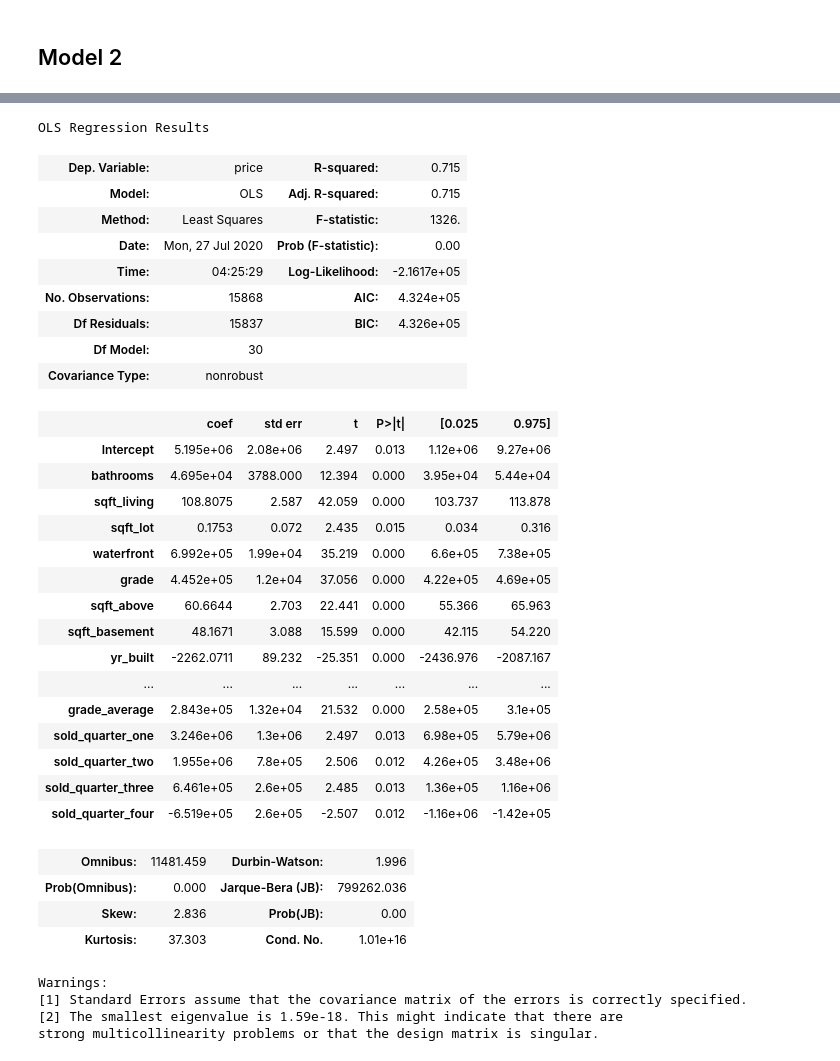
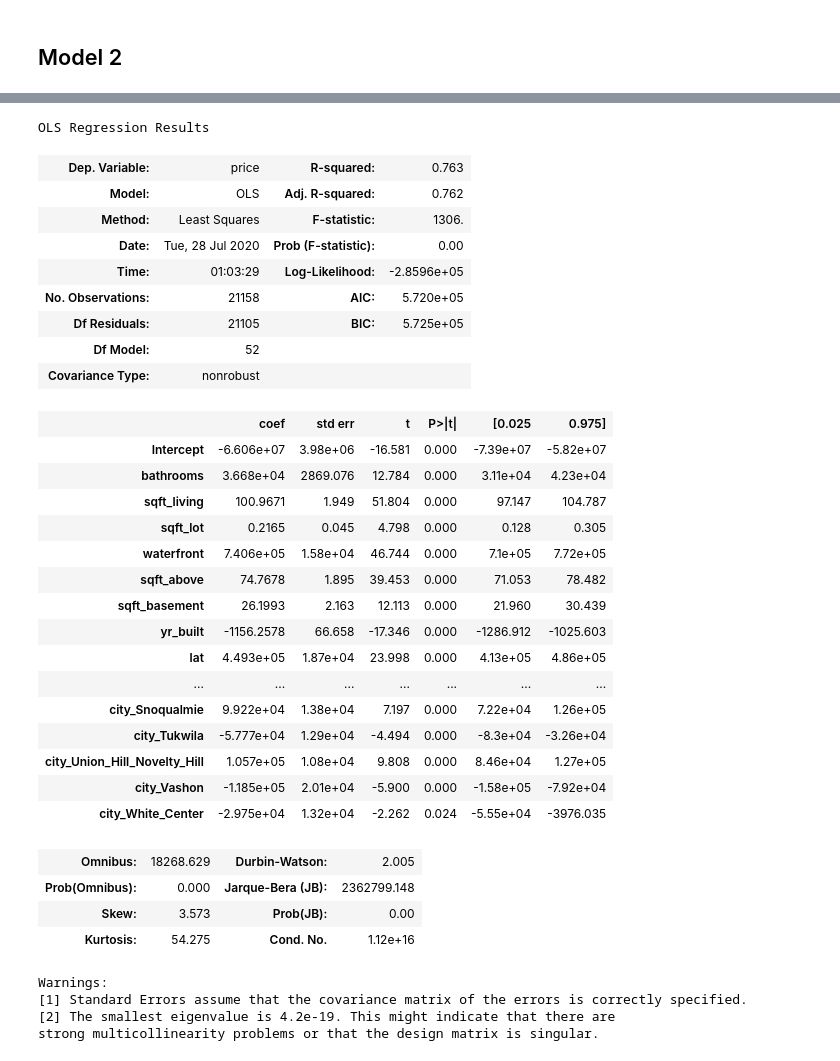
Before and after one commit to msf894/dsc-mod-2-project-v2-1-onl01-dtsc-ft-052620, a Jupyter notebook: student.ipynb, the cells around one changed output, grey strips where cells are left out. Saved outputs shown, nothing was run; the diff lists cells and outputs as text; code cells hidden in the pictures.

```diff
--- a/student.ipynb
+++ b/student.ipynb
@@ -1014,0 +1112,5 @@ df_dv2['zipcode'].nunique()
+# %%
+cleaned_with_dummies = floor_df.rename(columns={
+       'floors_(0.0, 1.9]':'floors_1', 'floors_(1.9, 2.9]':'floors_2'})
+cleaned_with_dummies.drop(['floors_(2.9, 3.9]'], axis=1, inplace = True)
+cleaned_with_dummies.info()
@@ -1396 +1544,5 @@ Index(['id', 'price', 'bathrooms', 'sqft_living', 'sqft_lot', 'waterfront',
       dtype='object')
+# %%
+cleaned_with_dummies.columns = [col.replace(' ', '_') for col in cleaned_with_dummies.columns]
+cleaned_with_dummies.columns = [col.replace('-', '_') for col in cleaned_with_dummies.columns]
+cleaned_with_dummies.info()
@@ -1397,6 +1573,6 @@ Index(['id', 'price', 'bathrooms', 'sqft_living', 'sqft_lot', 'waterfront',
 # %%
 outcome = 'price'
-x_cols = list(df_dv2.columns)
+x_cols = list(cleaned_with_dummies.columns)
 x_cols.remove(outcome)
 x_cols.remove('id')
 x_cols.remove('2014_sold')
@@ -1416,7 +1579,7 @@ train.head()
 # %%
 predictors = '+'.join(x_cols)
 formula = outcome + '~' + predictors
-model = ols(formula=formula, data=train).fit()
+model = ols(formula=formula, data=cleaned_with_dummies).fit()
 model.summary()
 # %% [output]
 OLS Regression Results
@@ -1480,42 +1645,42 @@ p_table.head()
 # %%
 predictors = '+'.join(x_cols)
 formula = outcome + '~' + predictors
-model = ols(formula=formula, data=train).fit()
+model = ols(formula=formula, data=cleaned_with_dummies).fit()
 model.summary()
 # %% [output]
 OLS Regression Results
-| Dep. Variable: | price | R-squared: | 0.715 |
-| Model: | OLS | Adj. R-squared: | 0.715 |
-| Method: | Least Squares | F-statistic: | 1326. |
-| Date: | Mon, 27 Jul 2020 | Prob (F-statistic): | 0.00 |
-| Time: | 04:25:29 | Log-Likelihood: | -2.1617e+05 |
-| No. Observations: | 15868 | AIC: | 4.324e+05 |
-| Df Residuals: | 15837 | BIC: | 4.326e+05 |
-| Df Model: | 30 |  |  |
+| Dep. Variable: | price | R-squared: | 0.763 |
+| Model: | OLS | Adj. R-squared: | 0.762 |
+| Method: | Least Squares | F-statistic: | 1306. |
+| Date: | Tue, 28 Jul 2020 | Prob (F-statistic): | 0.00 |
+| Time: | 01:03:29 | Log-Likelihood: | -2.8596e+05 |
+| No. Observations: | 21158 | AIC: | 5.720e+05 |
+| Df Residuals: | 21105 | BIC: | 5.725e+05 |
+| Df Model: | 52 |  |  |
 | Covariance Type: | nonrobust |  |  |
 |  | coef | std err | t | P>|t| | [0.025 | 0.975] |
-| Intercept | 5.195e+06 | 2.08e+06 | 2.497 | 0.013 | 1.12e+06 | 9.27e+06 |
-| bathrooms | 4.695e+04 | 3788.000 | 12.394 | 0.000 | 3.95e+04 | 5.44e+04 |
-| sqft_living | 108.8075 | 2.587 | 42.059 | 0.000 | 103.737 | 113.878 |
-| sqft_lot | 0.1753 | 0.072 | 2.435 | 0.015 | 0.034 | 0.316 |
-| waterfront | 6.992e+05 | 1.99e+04 | 35.219 | 0.000 | 6.6e+05 | 7.38e+05 |
-| grade | 4.452e+05 | 1.2e+04 | 37.056 | 0.000 | 4.22e+05 | 4.69e+05 |
-| sqft_above | 60.6644 | 2.703 | 22.441 | 0.000 | 55.366 | 65.963 |
-| sqft_basement | 48.1671 | 3.088 | 15.599 | 0.000 | 42.115 | 54.220 |
-| yr_built | -2262.0711 | 89.232 | -25.351 | 0.000 | -2436.976 | -2087.167 |
+| Intercept | -6.606e+07 | 3.98e+06 | -16.581 | 0.000 | -7.39e+07 | -5.82e+07 |
+| bathrooms | 3.668e+04 | 2869.076 | 12.784 | 0.000 | 3.11e+04 | 4.23e+04 |
+| sqft_living | 100.9671 | 1.949 | 51.804 | 0.000 | 97.147 | 104.787 |
+| sqft_lot | 0.2165 | 0.045 | 4.798 | 0.000 | 0.128 | 0.305 |
+| waterfront | 7.406e+05 | 1.58e+04 | 46.744 | 0.000 | 7.1e+05 | 7.72e+05 |
+| sqft_above | 74.7678 | 1.895 | 39.453 | 0.000 | 71.053 | 78.482 |
+| sqft_basement | 26.1993 | 2.163 | 12.113 | 0.000 | 21.960 | 30.439 |
+| yr_built | -1156.2578 | 66.658 | -17.346 | 0.000 | -1286.912 | -1025.603 |
+| lat | 4.493e+05 | 1.87e+04 | 23.998 | 0.000 | 4.13e+05 | 4.86e+05 |
 | ... | ... | ... | ... | ... | ... | ... |
-| grade_average | 2.843e+05 | 1.32e+04 | 21.532 | 0.000 | 2.58e+05 | 3.1e+05 |
-| sold_quarter_one | 3.246e+06 | 1.3e+06 | 2.497 | 0.013 | 6.98e+05 | 5.79e+06 |
-| sold_quarter_two | 1.955e+06 | 7.8e+05 | 2.506 | 0.012 | 4.26e+05 | 3.48e+06 |
-| sold_quarter_three | 6.461e+05 | 2.6e+05 | 2.485 | 0.013 | 1.36e+05 | 1.16e+06 |
-| sold_quarter_four | -6.519e+05 | 2.6e+05 | -2.507 | 0.012 | -1.16e+06 | -1.42e+05 |
+| city_Snoqualmie | 9.922e+04 | 1.38e+04 | 7.197 | 0.000 | 7.22e+04 | 1.26e+05 |
+| city_Tukwila | -5.777e+04 | 1.29e+04 | -4.494 | 0.000 | -8.3e+04 | -3.26e+04 |
+| city_Union_Hill_Novelty_Hill | 1.057e+05 | 1.08e+04 | 9.808 | 0.000 | 8.46e+04 | 1.27e+05 |
+| city_Vashon | -1.185e+05 | 2.01e+04 | -5.900 | 0.000 | -1.58e+05 | -7.92e+04 |
+| city_White_Center | -2.975e+04 | 1.32e+04 | -2.262 | 0.024 | -5.55e+04 | -3976.035 |
-| Omnibus: | 11481.459 | Durbin-Watson: | 1.996 |
-| Prob(Omnibus): | 0.000 | Jarque-Bera (JB): | 799262.036 |
-| Skew: | 2.836 | Prob(JB): | 0.00 |
-| Kurtosis: | 37.303 | Cond. No. | 1.01e+16 |
+| Omnibus: | 18268.629 | Durbin-Watson: | 2.005 |
+| Prob(Omnibus): | 0.000 | Jarque-Bera (JB): | 2362799.148 |
+| Skew: | 3.573 | Prob(JB): | 0.00 |
+| Kurtosis: | 54.275 | Cond. No. | 1.12e+16 |
 Warnings:
 [1] Standard Errors assume that the covariance matrix of the errors is correctly specified.
-[2] The smallest eigenvalue is 1.59e-18. This might indicate that there are
+[2] The smallest eigenvalue is 4.2e-19. This might indicate that there are
 strong multicollinearity problems or that the design matrix is singular.
 # %%
 # Extract the p-value table from the summary and use it to subset our features
```
Also changed, not shown: parts of 83 cells of this notebook.
